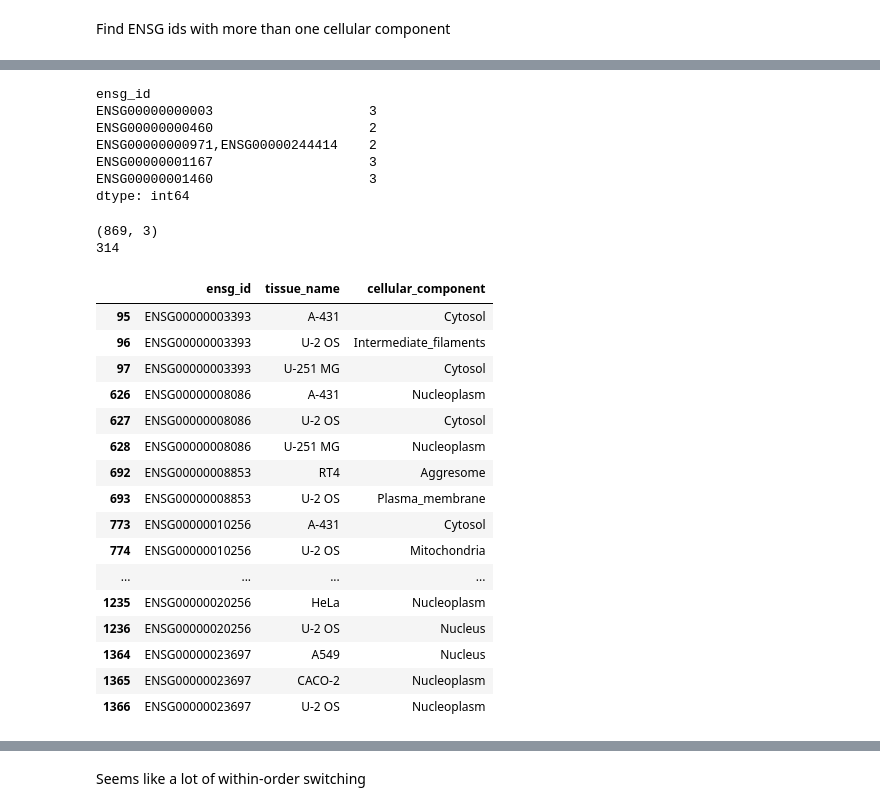
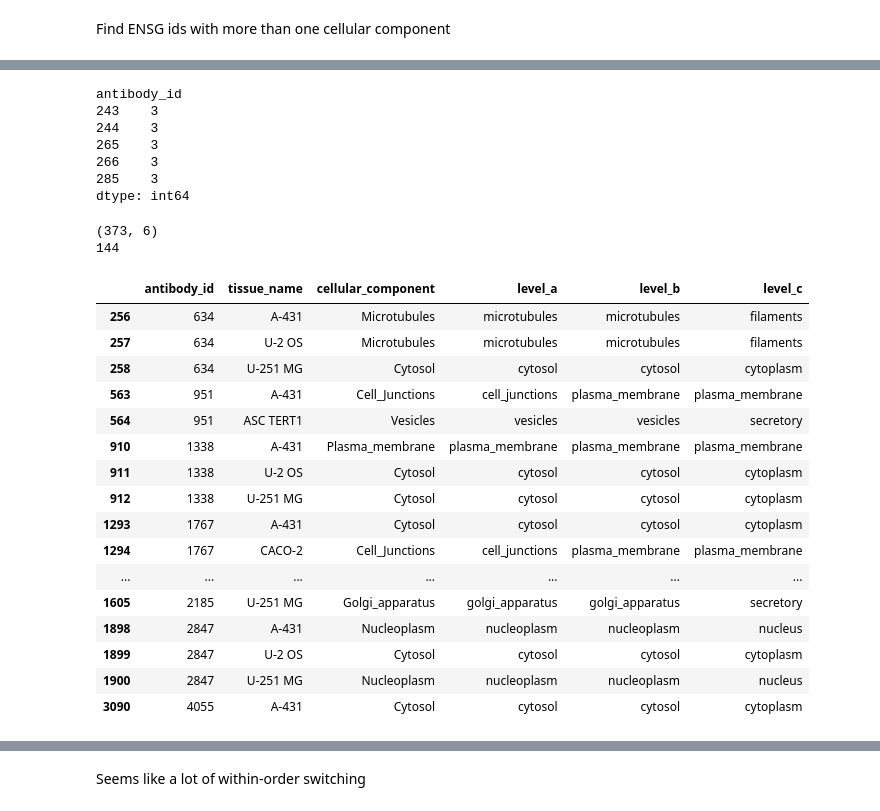
Before and after one commit to czbiohub/sequence-localization, a Jupyter notebook: notebooks/000_filter_for_differentially_localized_proteins.ipynb, the cells around one changed output, grey strips where cells are left out. Drawn from its saved outputs; the diff is of its cells as text; code cells hidden in the pictures.

```diff
--- a/notebooks/000_filter_for_differentially_localized_proteins.ipynb
+++ b/notebooks/000_filter_for_differentially_localized_proteins.ipynb
@@ -135,0 +213,3 @@ cell_line_localization_tidy.head(10)
+# %%
+level_a_to_c = pd.Series(index=granularity_v2['Level A'], data=granularity_v2['Level C'].values)
+level_a_to_c
@@ -135,0 +234,4 @@ cell_line_localization_tidy.head(10)
+# %%
+cell_line_localization_tidy['level_b'] = cell_line_localization_tidy['level_a'].map(level_a_to_b)
+cell_line_localization_tidy['level_c'] = cell_line_localization_tidy['level_a'].map(level_a_to_c)
+cell_line_localization_tidy.head(20)
@@ -138,5 +277,5 @@ Many of the ENSEMBL ids have multiple localizations per cell type
 # %%
-single_localization_per_celltype = cell_line_localization_tidy.groupby('ensg_id').filter(
+single_localization_per_celltype = cell_line_localization_tidy.groupby(LOCALIZATION_INDEX).filter(
     lambda x: len(x['tissue_name']) == len(x['tissue_name'].unique()))
 print(single_localization_per_celltype.shape)
 single_localization_per_celltype.head(20)
@@ -170,6 +309,6 @@ Remove ENSG ids tested in only one tissue
 # %%
-multiple_tissues_tested = single_localization_per_celltype.groupby('ensg_id').filter(lambda x: len(x['tissue_name']) > 1)
+multiple_tissues_tested = single_localization_per_celltype.groupby(LOCALIZATION_INDEX).filter(lambda x: len(x['tissue_name']) > 1)
 print(multiple_tissues_tested.shape)
-print(len(multiple_tissues_tested['ensg_id'].unique()))
+print(len(multiple_tissues_tested[LOCALIZATION_INDEX].unique()))
 multiple_tissues_tested.head()
 # %% [output]
@@ -195,40 +334,40 @@ ENSG00000001460                    1
 dtype: int64
 # %%
-multiple_tissues_tested.groupby('ensg_id').apply(lambda x: len(x['cellular_component'])).head()
+multiple_tissues_tested.groupby(LOCALIZATION_INDEX).apply(lambda x: len(x['cellular_component'])).head()
 # %% [output]
-ensg_id
-ENSG00000000003                    3
-ENSG00000000460                    2
-ENSG00000000971,ENSG00000244414    2
-ENSG00000001167                    3
-ENSG00000001460                    3
+antibody_id
+243    3
+244    3
+265    3
+266    3
+285    3
 dtype: int64
 # %%
-differential_cell_line_localization = multiple_tissues_tested.groupby('ensg_id').filter(
+differential_cell_line_localization = multiple_tissues_tested.groupby(LOCALIZATION_INDEX).filter(
     lambda x: len(x['cellular_component'].unique()) > 1)
 print(differential_cell_line_localization.shape)
-print(len(differential_cell_line_localization['ensg_id'].unique()))
+print(len(differential_cell_line_localization[LOCALIZATION_INDEX].unique()))
 differential_cell_line_localization.head(20)
 # %% [output]
-(869, 3)
-314
+(373, 6)
+144
-|  | ensg_id | tissue_name | cellular_component |
-| 95 | ENSG00000003393 | A-431 | Cytosol |
-| 96 | ENSG00000003393 | U-2 OS | Intermediate_filaments |
-| 97 | ENSG00000003393 | U-251 MG | Cytosol |
-| 626 | ENSG00000008086 | A-431 | Nucleoplasm |
-| 627 | ENSG00000008086 | U-2 OS | Cytosol |
-| 628 | ENSG00000008086 | U-251 MG | Nucleoplasm |
-| 692 | ENSG00000008853 | RT4 | Aggresome |
-| 693 | ENSG00000008853 | U-2 OS | Plasma_membrane |
-| 773 | ENSG00000010256 | A-431 | Cytosol |
-| 774 | ENSG00000010256 | U-2 OS | Mitochondria |
-| ... | ... | ... | ... |
-| 1235 | ENSG00000020256 | HeLa | Nucleoplasm |
-| 1236 | ENSG00000020256 | U-2 OS | Nucleus |
-| 1364 | ENSG00000023697 | A549 | Nucleus |
-| 1365 | ENSG00000023697 | CACO-2 | Nucleoplasm |
-| 1366 | ENSG00000023697 | U-2 OS | Nucleoplasm |
+|  | antibody_id | tissue_name | cellular_component | level_a | level_b | level_c |
+| 256 | 634 | A-431 | Microtubules | microtubules | microtubules | filaments |
+| 257 | 634 | U-2 OS | Microtubules | microtubules | microtubules | filaments |
+| 258 | 634 | U-251 MG | Cytosol | cytosol | cytosol | cytoplasm |
+| 563 | 951 | A-431 | Cell_Junctions | cell_junctions | plasma_membrane | plasma_membrane |
+| 564 | 951 | ASC TERT1 | Vesicles | vesicles | vesicles | secretory |
+| 910 | 1338 | A-431 | Plasma_membrane | plasma_membrane | plasma_membrane | plasma_membrane |
+| 911 | 1338 | U-2 OS | Cytosol | cytosol | cytosol | cytoplasm |
+| 912 | 1338 | U-251 MG | Cytosol | cytosol | cytosol | cytoplasm |
+| 1293 | 1767 | A-431 | Cytosol | cytosol | cytosol | cytoplasm |
+| 1294 | 1767 | CACO-2 | Cell_Junctions | cell_junctions | plasma_membrane | plasma_membrane |
+| ... | ... | ... | ... | ... | ... | ... |
+| 1605 | 2185 | U-251 MG | Golgi_apparatus | golgi_apparatus | golgi_apparatus | secretory |
+| 1898 | 2847 | A-431 | Nucleoplasm | nucleoplasm | nucleoplasm | nucleus |
+| 1899 | 2847 | U-2 OS | Cytosol | cytosol | cytosol | cytoplasm |
+| 1900 | 2847 | U-251 MG | Nucleoplasm | nucleoplasm | nucleoplasm | nucleus |
+| 3090 | 4055 | A-431 | Cytosol | cytosol | cytosol | cytoplasm |
 # %%
 from collections import Counter
 
```
Also changed, not shown: parts of 38 cells of this notebook, 20 other files.
